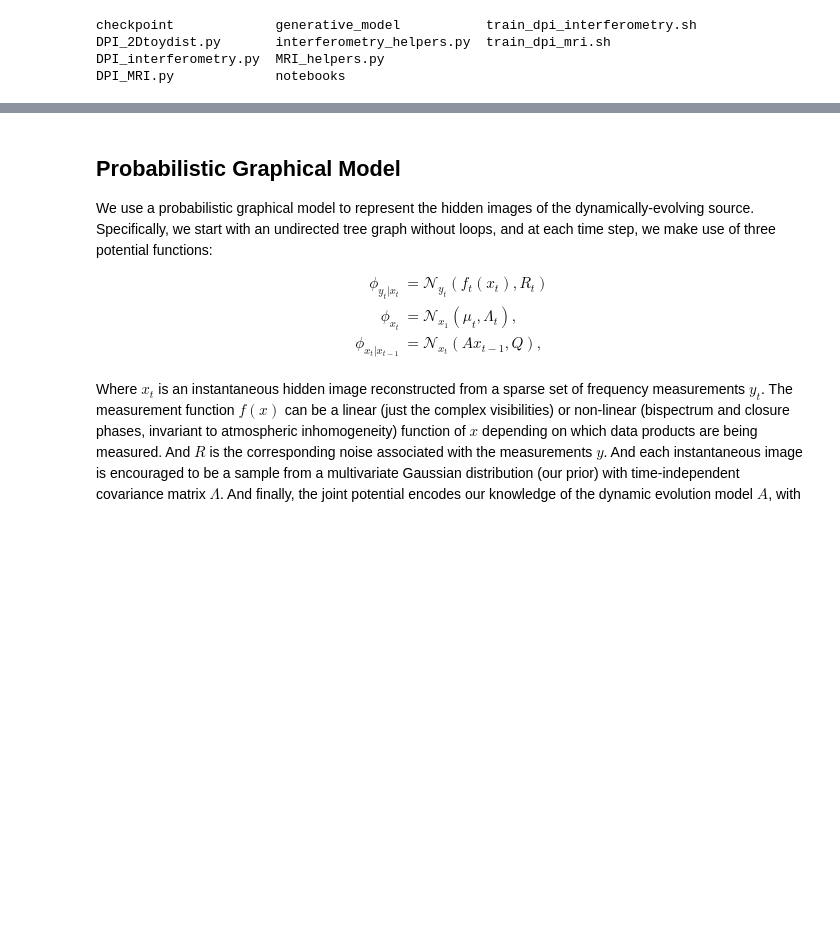
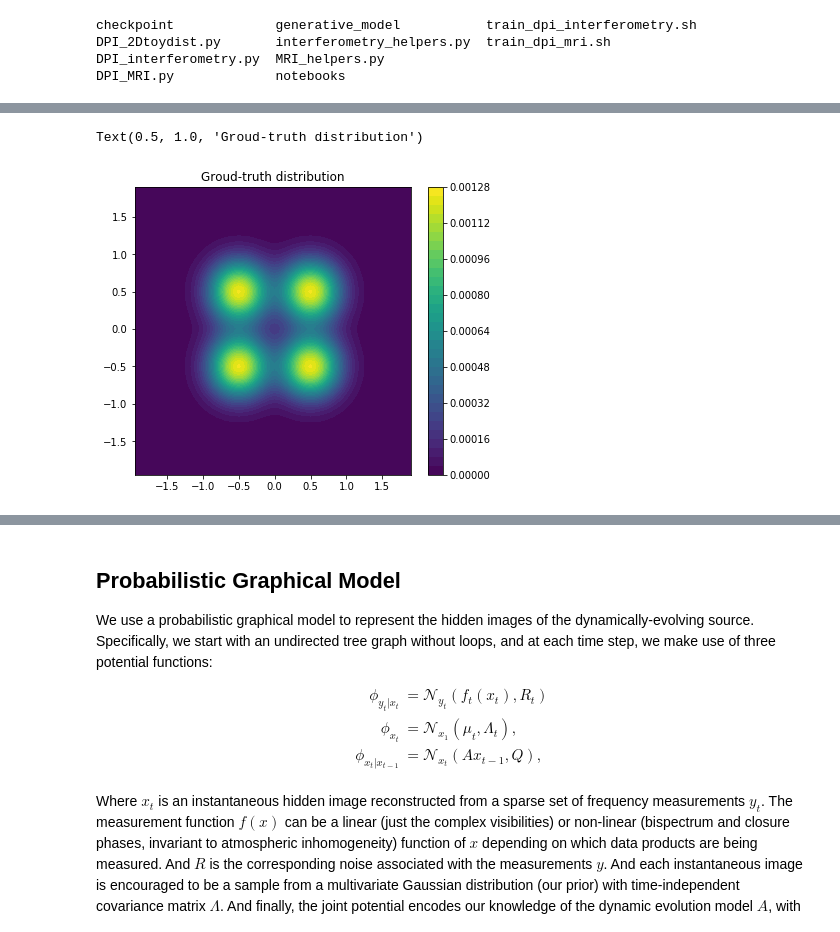
Before and after one commit to abao1999/DynamicDPI, a Jupyter notebook: DynamicDPItorch/DynamicDPI.ipynb, the cells around one changed output, grey strips where cells are left out. Saved outputs shown, nothing was run; the diff lists cells and outputs as text; code cells hidden in the pictures; blank space fills up the shorter version.

```diff
--- a/DynamicDPItorch/DynamicDPI.ipynb
+++ b/DynamicDPItorch/DynamicDPI.ipynb
@@ -171,0 +156,20 @@ axs[2].set(xlabel='Learned distribution')
+# %%
+# plot the ground-truth distribution
+x_range = np.arange(-1.95, 1.95, 0.05)
+y_range = np.arange(-1.95, 1.95, 0.05)
+
+X, Y = np.meshgrid(x_range, y_range)
+value = loss_func(torch.tensor(X), torch.tensor(Y)).numpy()
+Z = np.array(value)
+
+prob_true = np.exp(-Z) / np.sum(np.exp(-Z))
+fig = plt.figure(figsize=(6,5))
+left, bottom, width, height = 0.1, 0.1, 0.8, 0.8
+ax = fig.add_axes([left, bottom, width, height])
+cp = plt.contourf(X, Y, prob_true, 40)
+cp = plt.contour
+cp = plt.colorbar()
+plt.title('Groud-truth distribution')
+# %% [output]
+Text(0.5, 1.0, 'Groud-truth distribution')
+[figure, added]
```
Also changed, not shown: parts of 17 cells of this notebook, 1 other file.
